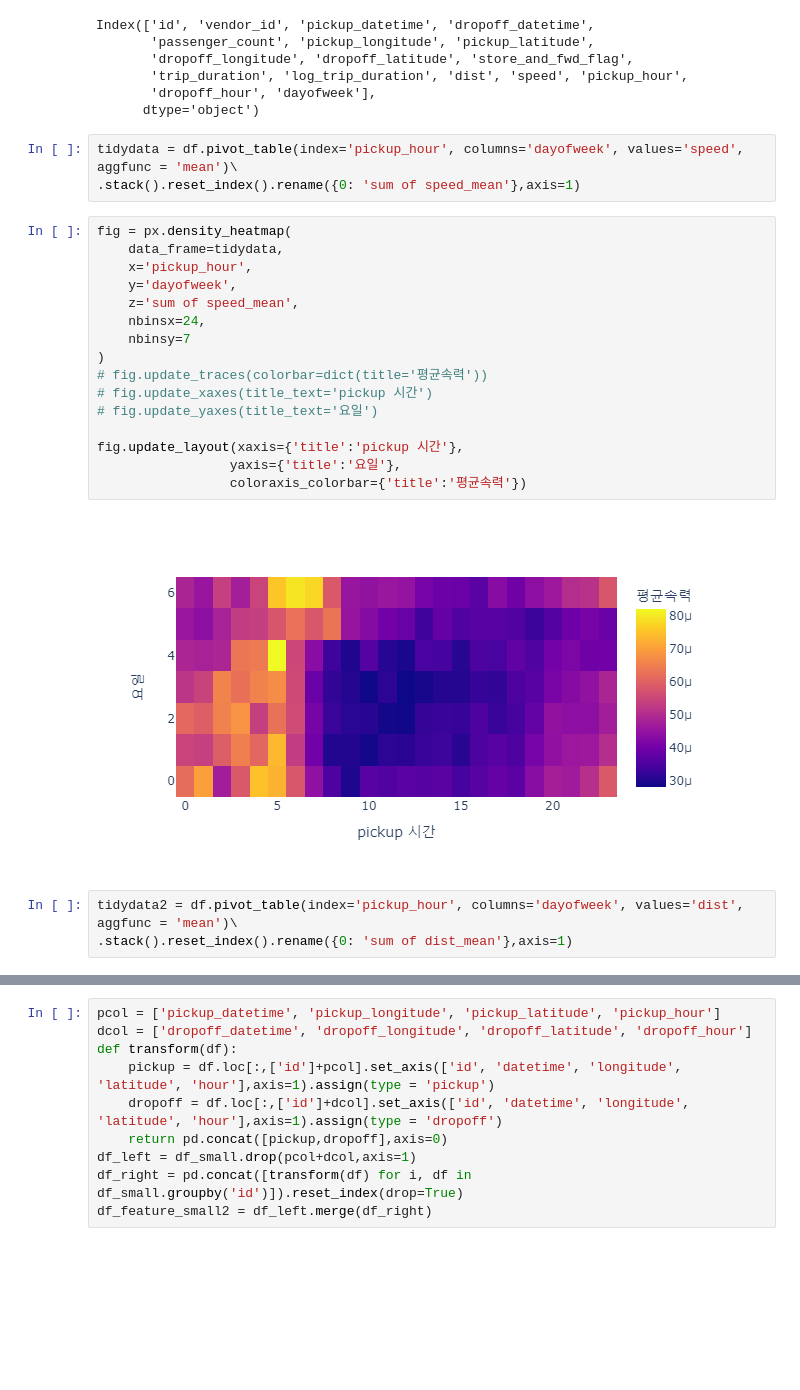
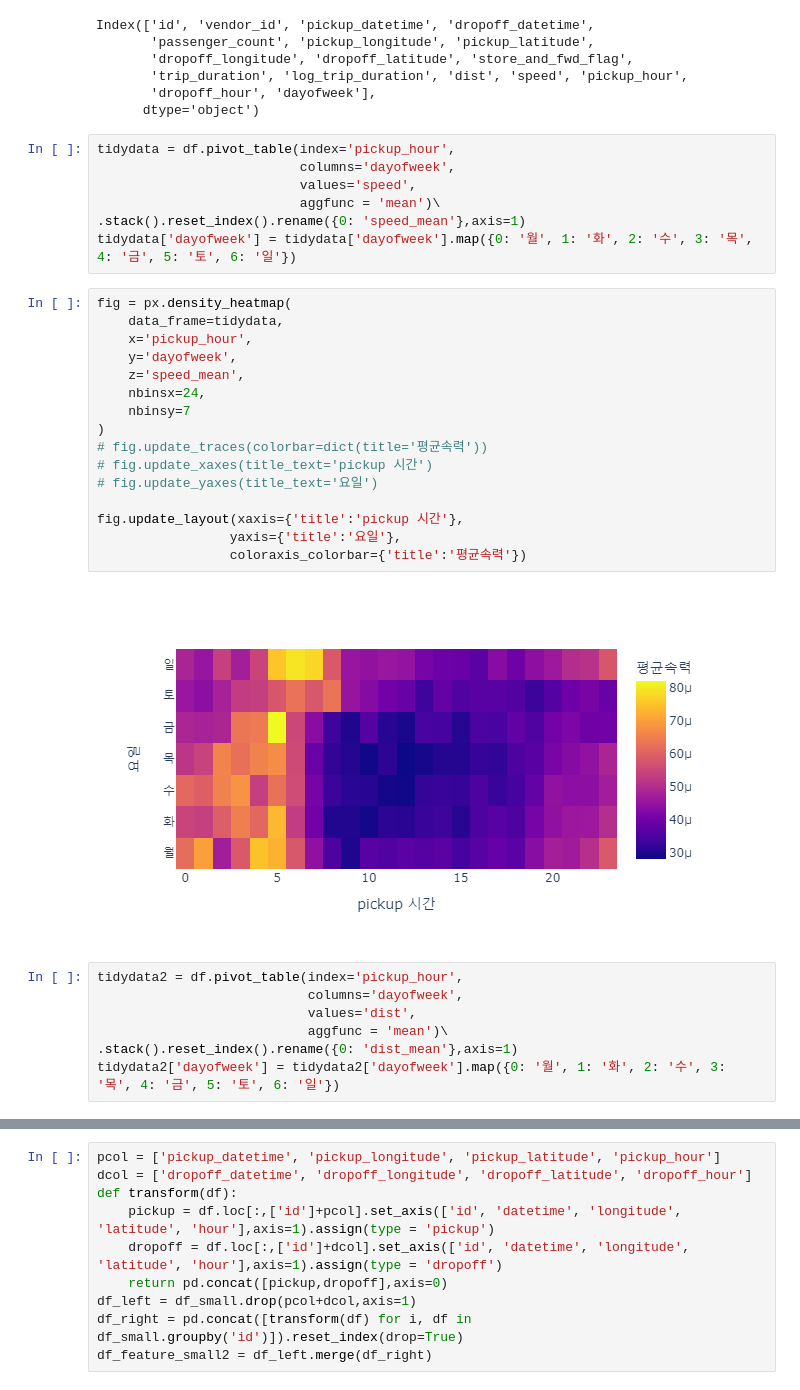
Before and after one commit to baekgyeongmin/test2, a Jupyter notebook: test.ipynb, the cells around one changed output, grey strips where cells are left out. Saved outputs shown, nothing was run; the diff lists cells and outputs as text; blank space fills up the shorter version.

```diff
--- a/test.ipynb
+++ b/test.ipynb
@@ -31,29 +31,37 @@ Index(['id', 'vendor_id', 'pickup_datetime', 'dropoff_datetime',
        'dropoff_hour', 'dayofweek'],
       dtype='object')
 # %%
-tidydata = df.pivot_table(index='pickup_hour', columns='dayofweek', values='speed', aggfunc = 'mean')\
-.stack().reset_index().rename({0: 'sum of speed_mean'},axis=1)
+tidydata = df.pivot_table(index='pickup_hour',
+                          columns='dayofweek',
+                          values='speed',
+                          aggfunc = 'mean')\
+.stack().reset_index().rename({0: 'speed_mean'},axis=1)
+tidydata['dayofweek'] = tidydata['dayofweek'].map({0: '월', 1: '화', 2: '수', 3: '목', 4: '금', 5: '토', 6: '일'})
 # %%
 fig = px.density_heatmap(
     data_frame=tidydata,
     x='pickup_hour',
     y='dayofweek',
-    z='sum of speed_mean',
+    z='speed_mean',
     nbinsx=24,
     nbinsy=7
 )
 # fig.update_traces(colorbar=dict(title='평균속력'))
 # fig.update_xaxes(title_text='pickup 시간')
 # fig.update_yaxes(title_text='요일')
 
 fig.update_layout(xaxis={'title':'pickup 시간'},
                  yaxis={'title':'요일'},
                  coloraxis_colorbar={'title':'평균속력'})
 # %% [output]
-[figure, old version]
+[figure, new version]
 # %%
-tidydata2 = df.pivot_table(index='pickup_hour', columns='dayofweek', values='dist', aggfunc = 'mean')\
-.stack().reset_index().rename({0: 'sum of dist_mean'},axis=1)
+tidydata2 = df.pivot_table(index='pickup_hour',
+                           columns='dayofweek',
+                           values='dist',
+                           aggfunc = 'mean')\
+.stack().reset_index().rename({0: 'dist_mean'},axis=1)
+tidydata2['dayofweek'] = tidydata2['dayofweek'].map({0: '월', 1: '화', 2: '수', 3: '목', 4: '금', 5: '토', 6: '일'})
 # %%
 fig = px.density_heatmap(
     data_frame=tidydata2,
```
Also changed, not shown: parts of 6 cells of this notebook, 1 other file.
